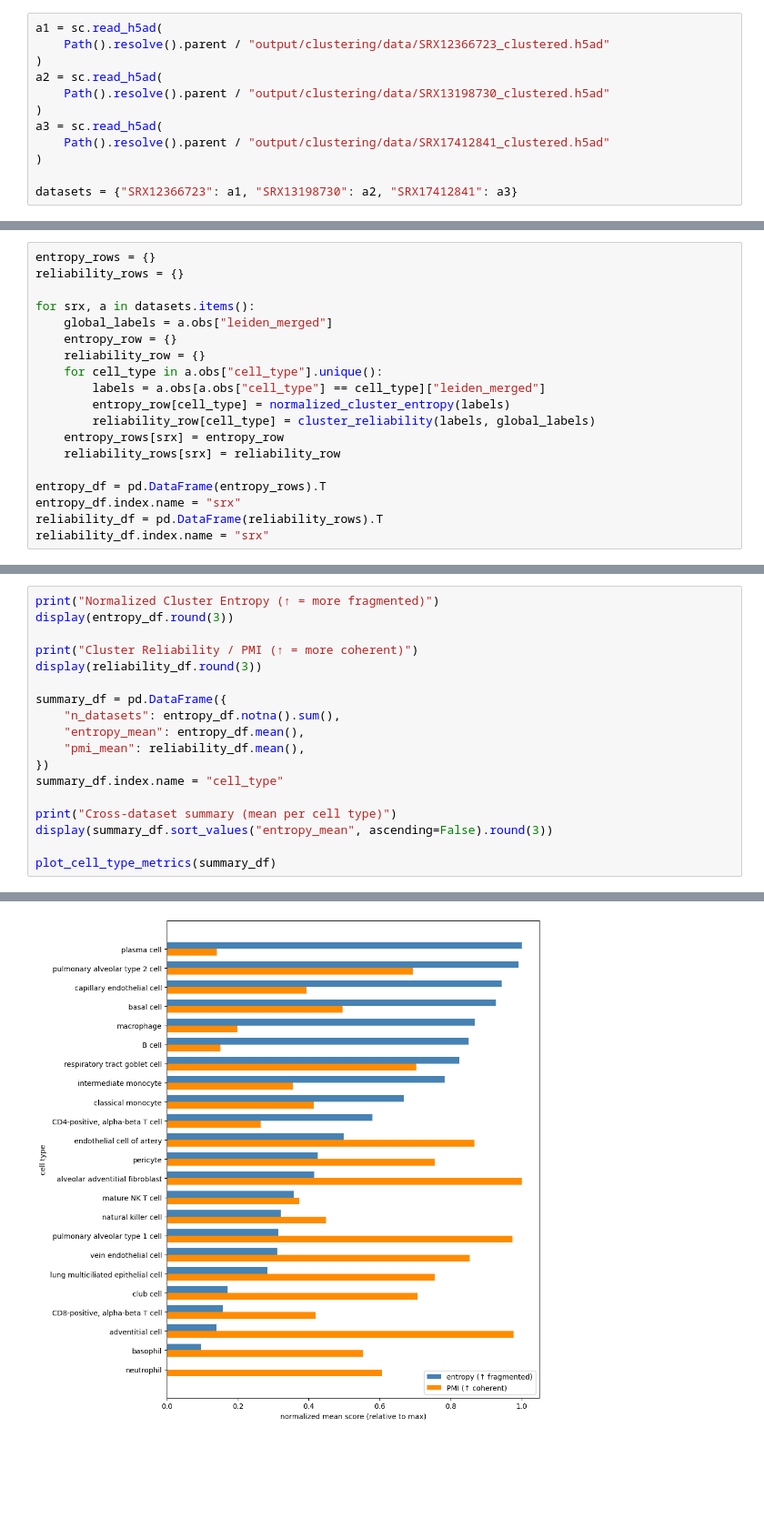
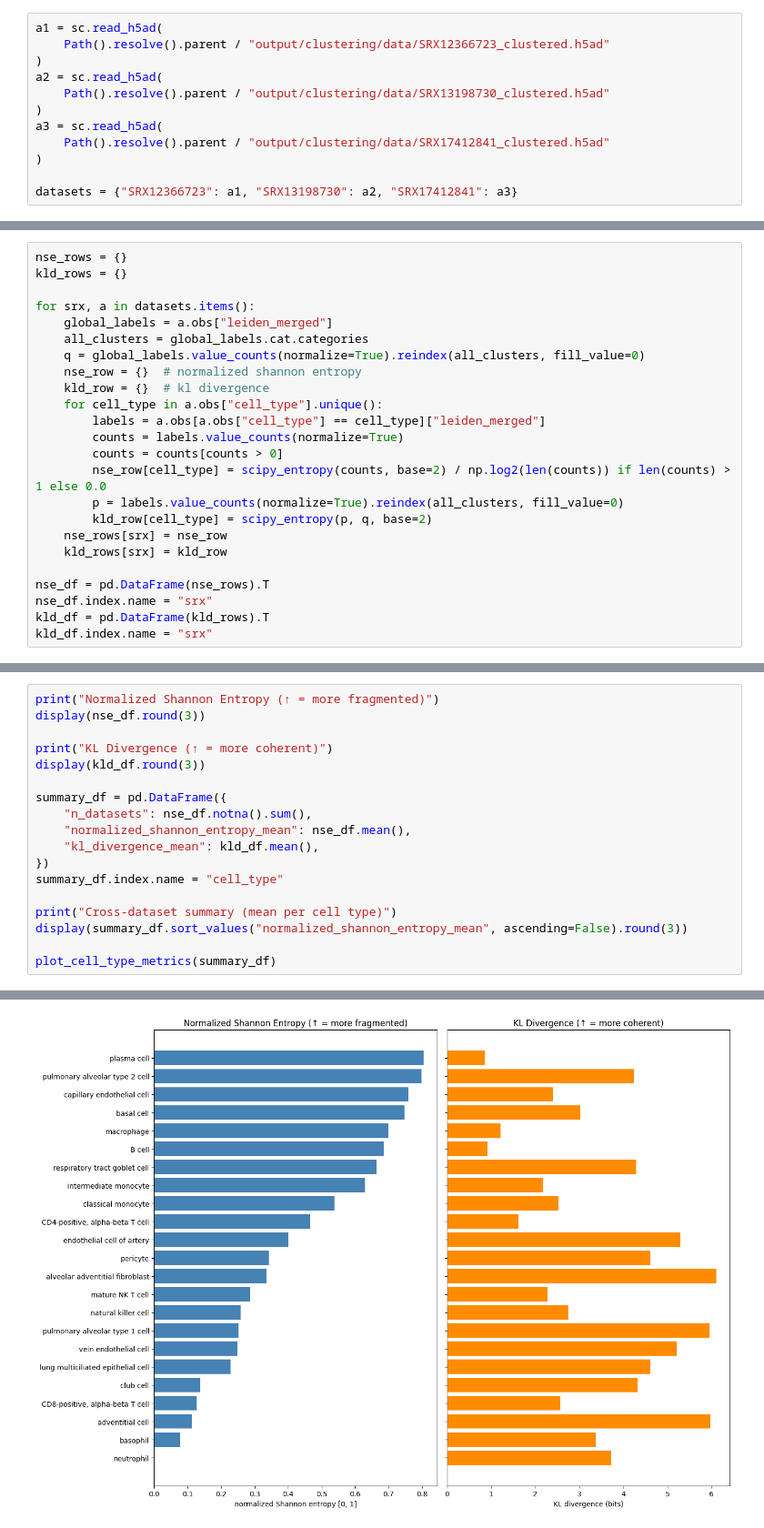
Before and after one commit to otodreas/scBaseCount_Pipeline, a Jupyter notebook: notebooks/dataset-state-matrix.ipynb, the cells around one changed output, grey strips where cells are left out. Shown at 91% size. Saved outputs shown, nothing was run; the diff lists cells and outputs as text; blank space fills up the shorter version.

Commit message:
implement normalized shannon entropy and kl divergence across state annotations and datasets

```diff
--- a/notebooks/dataset-state-matrix.ipynb
+++ b/notebooks/dataset-state-matrix.ipynb
@@ -120,24 +89,29 @@ plt.show()
 # %% [output]
 [figure]
 # %%
-entropy_rows = {}
-reliability_rows = {}
+nse_rows = {}
+kld_rows = {}
 
 for srx, a in datasets.items():
     global_labels = a.obs["leiden_merged"]
-    entropy_row = {}
-    reliability_row = {}
+    all_clusters = global_labels.cat.categories
+    q = global_labels.value_counts(normalize=True).reindex(all_clusters, fill_value=0)
+    nse_row = {}  # normalized shannon entropy
+    kld_row = {}  # kl divergence
     for cell_type in a.obs["cell_type"].unique():
         labels = a.obs[a.obs["cell_type"] == cell_type]["leiden_merged"]
-        entropy_row[cell_type] = normalized_cluster_entropy(labels)
-        reliability_row[cell_type] = cluster_reliability(labels, global_labels)
-    entropy_rows[srx] = entropy_row
-    reliability_rows[srx] = reliability_row
+        counts = labels.value_counts(normalize=True)
+        counts = counts[counts > 0]
+        nse_row[cell_type] = scipy_entropy(counts, base=2) / np.log2(len(counts)) if len(counts) > 1 else 0.0
+        p = labels.value_counts(normalize=True).reindex(all_clusters, fill_value=0)
+        kld_row[cell_type] = scipy_entropy(p, q, base=2)
+    nse_rows[srx] = nse_row
+    kld_rows[srx] = kld_row
 
-entropy_df = pd.DataFrame(entropy_rows).T
-entropy_df.index.name = "srx"
-reliability_df = pd.DataFrame(reliability_rows).T
-reliability_df.index.name = "srx"
+nse_df = pd.DataFrame(nse_rows).T
+nse_df.index.name = "srx"
+kld_df = pd.DataFrame(kld_rows).T
+kld_df.index.name = "srx"
 # %%
 def plot_cell_type_metrics(
     summary_df: pd.DataFrame,
@@ -171,21 +151,21 @@ def plot_cell_type_metrics(
     plt.tight_layout()
     plt.show()
 # %%
-print("Normalized Cluster Entropy (↑ = more fragmented)")
-display(entropy_df.round(3))
+print("Normalized Shannon Entropy (↑ = more fragmented)")
+display(nse_df.round(3))
 
-print("Cluster Reliability / PMI (↑ = more coherent)")
-display(reliability_df.round(3))
+print("KL Divergence (↑ = more coherent)")
+display(kld_df.round(3))
 
 summary_df = pd.DataFrame({
-    "n_datasets": entropy_df.notna().sum(),
-    "entropy_mean": entropy_df.mean(),
-    "pmi_mean": reliability_df.mean(),
+    "n_datasets": nse_df.notna().sum(),
+    "normalized_shannon_entropy_mean": nse_df.mean(),
+    "kl_divergence_mean": kld_df.mean(),
 })
 summary_df.index.name = "cell_type"
 
 print("Cross-dataset summary (mean per cell type)")
-display(summary_df.sort_values("entropy_mean", ascending=False).round(3))
+display(summary_df.sort_values("normalized_shannon_entropy_mean", ascending=False).round(3))
 
 plot_cell_type_metrics(summary_df)
 # %% [output]
@@ -208,18 +188,18 @@ Cross-dataset summary (mean per cell type)
 | cell_type |  |  |  |
 | plasma cell | 3 | 0.805 | 0.863 |
 | pulmonary alveolar type 2 cell | 2 | 0.798 | 4.240 |
 | capillary endothelial cell | 2 | 0.759 | 2.407 |
 | basal cell | 3 | 0.747 | 3.024 |
 | macrophage | 2 | 0.699 | 1.213 |
 | B cell | 3 | 0.685 | 0.920 |
 | respiratory tract goblet cell | 2 | 0.664 | 4.296 |
 | intermediate monocyte | 2 | 0.631 | 2.174 |
 | classical monocyte | 2 | 0.538 | 2.533 |
 | CD4-positive, alpha-beta T cell | 3 | 0.467 | 1.615 |
 | ... | ... | ... | ... |
 | club cell | 2 | 0.138 | 4.320 |
 | CD8-positive, alpha-beta T cell | 2 | 0.127 | 2.568 |
 | adventitial cell | 2 | 0.113 | 5.968 |
 | basophil | 1 | 0.077 | 3.379 |
 | neutrophil | 1 | 0.000 | 3.713 |
-[figure, old version]
+[figure, new version]
```
Also changed, not shown: parts of 5 cells of this notebook, 21 other files.
